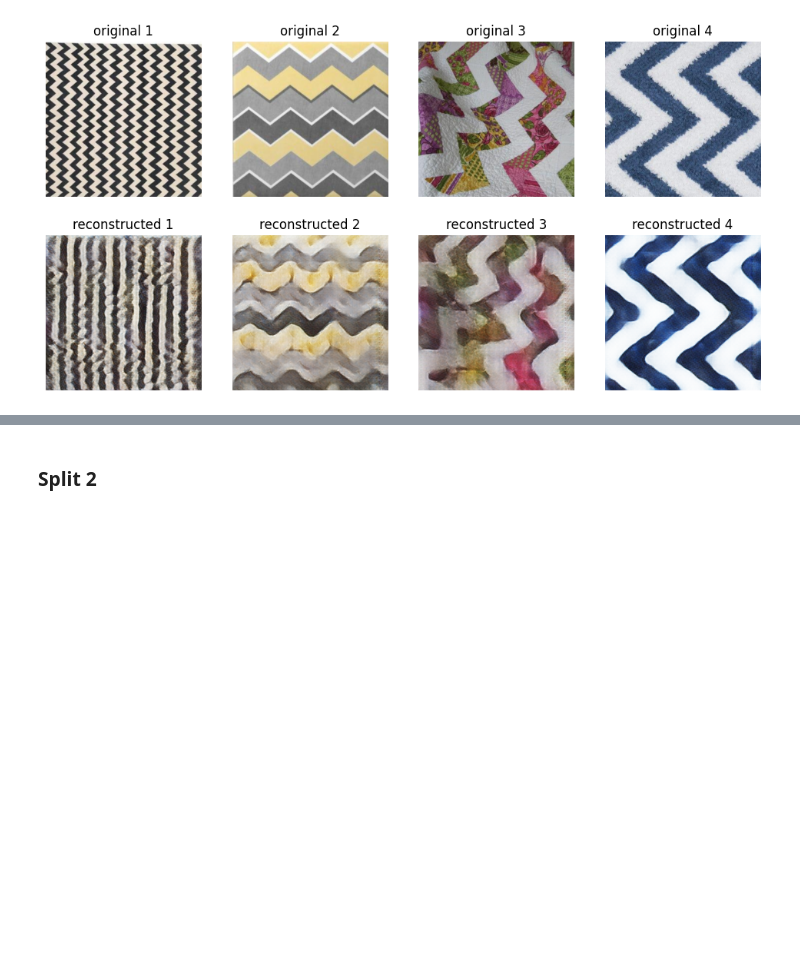
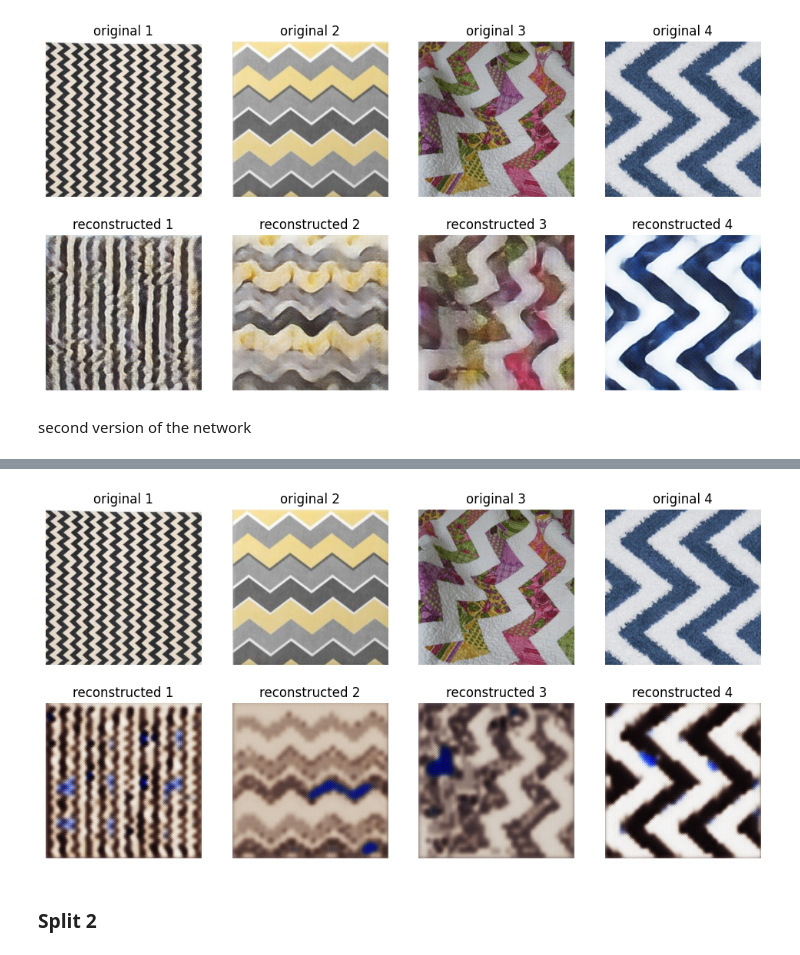
Before and after one commit to ValentinaEmili/Texture-synthesis, a Jupyter notebook: training/training_GAN.ipynb, the cells around one changed output, grey strips where cells are left out. Cells and saved outputs as stored; diff of their text form; code cells hidden in the pictures; blank space fills up the shorter version.

```diff
--- a/training/training_GAN.ipynb
+++ b/training/training_GAN.ipynb
@@ -387,3 +387,8 @@ Unique Vectors Used: 17.7734%
 Codebook Utilization: 17.77%
 Codebook Perplexity: 67.41
 [figure]
+# %% [markdown]
+second version of the network
+# %%
+_, _, _ = visual_validation(generator, val_loader, device)
+# %% [output]
@@ -390,3 +397,4 @@ Codebook Perplexity: 67.41
+[figure, added]
 # %% [markdown]
 ### Split 2
 # %%
```
Also changed, not shown: parts of 3 cells of this notebook.
